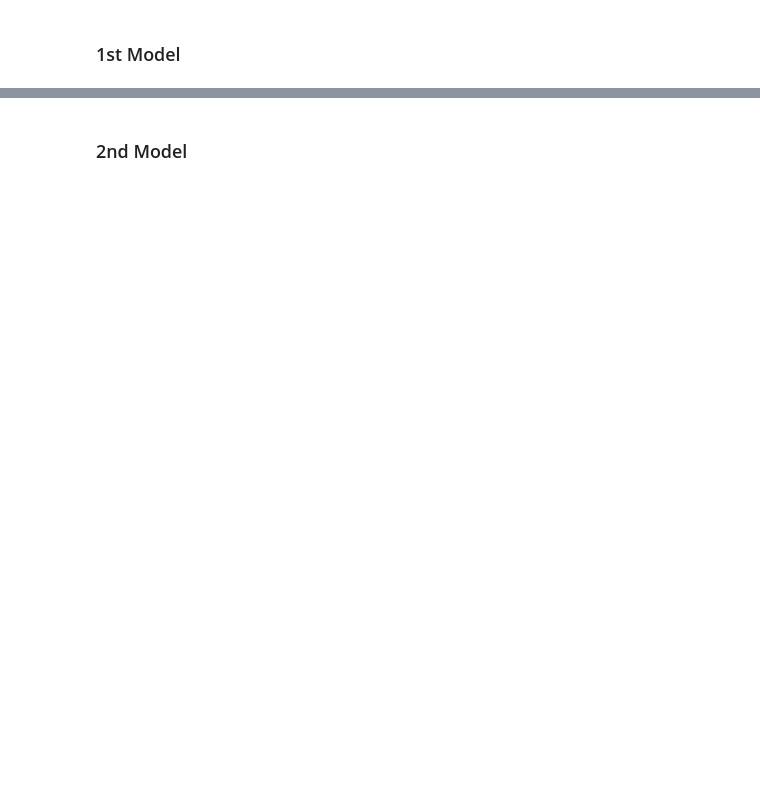
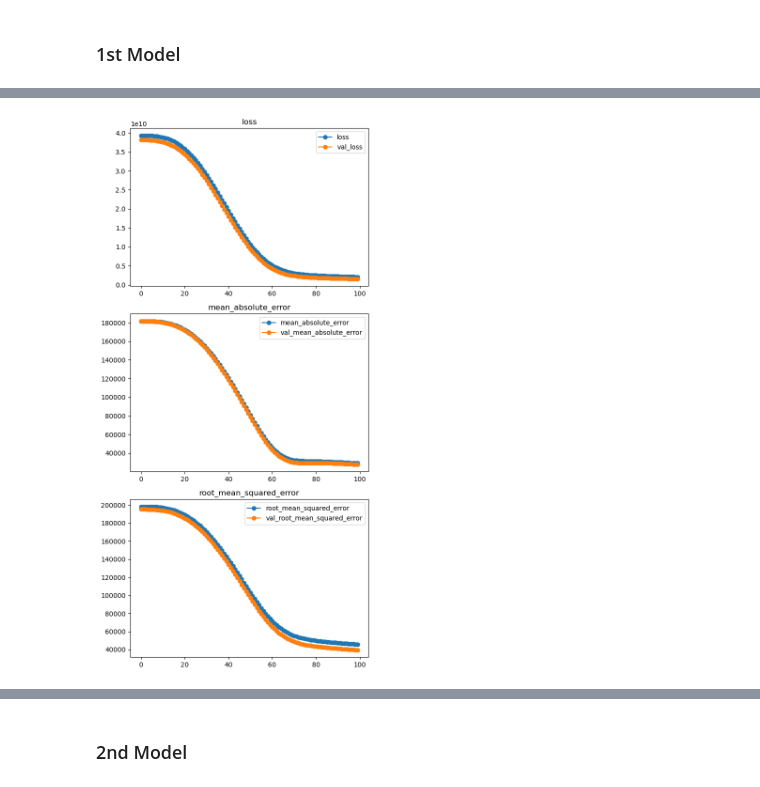
Before and after one commit to IndiaTJohnson/Intro-to-Deep-Learning, a Jupyter notebook: Neural Networks Core.ipynb, the cells around one changed output, grey strips where cells are left out. Cells and saved outputs as stored; diff of their text form; code cells hidden in the pictures; blank space fills up the shorter version.

```diff
--- a/Neural Networks Core.ipynb
+++ b/Neural Networks Core.ipynb
@@ -184,0 +338,5 @@ impute, scale num data, ohe
+# %%
+# Call the custom function
+plot_history(history);
+# %% [output]
+[figure, added]
```
Also changed, not shown: parts of 31 cells of this notebook.
